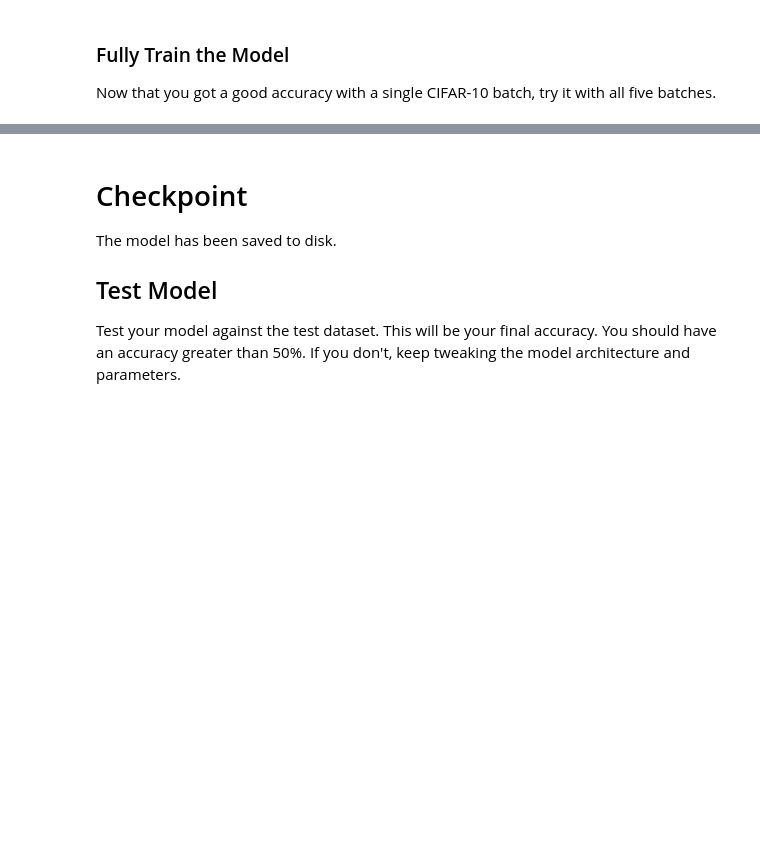
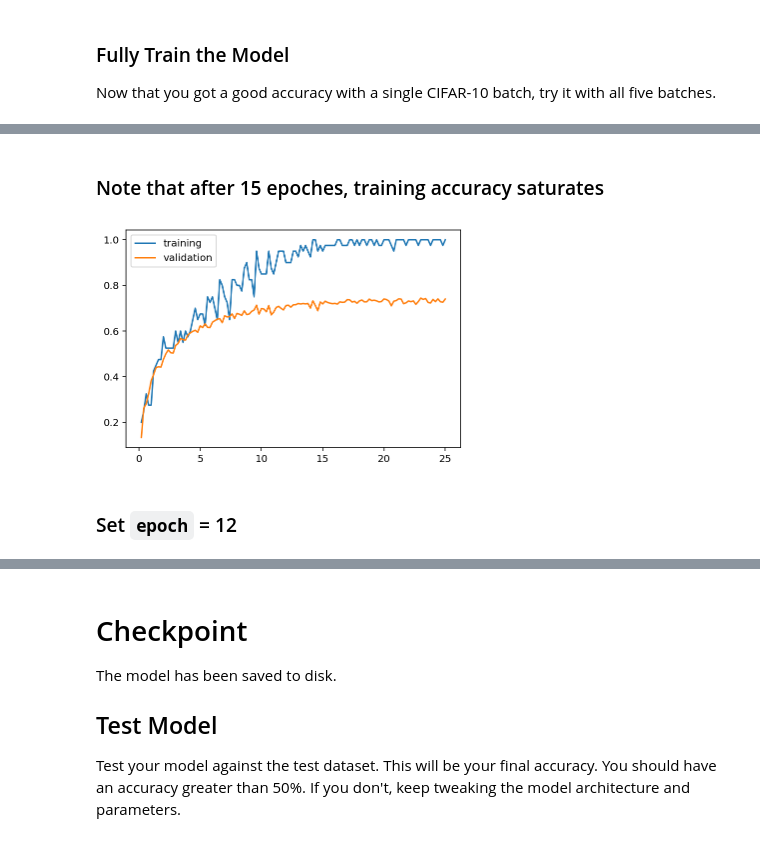
Before and after one commit to dxl0632/deeplearning_nd_udacity, a Jupyter notebook: image-classification/dlnd_image_classification.ipynb, the cells around one changed output, grey strips where cells are left out. Drawn from its saved outputs; the diff is of its cells as text; code cells hidden in the pictures; blank space fills up the shorter version.

```diff
--- a/image-classification/dlnd_image_classification.ipynb
+++ b/image-classification/dlnd_image_classification.ipynb
@@ -584,7 +624,7 @@ Now that you got a good accuracy with a single CIFAR-10 batch, try it with all f
 DON'T MODIFY ANYTHING IN THIS CELL
 """
 save_model_path = './image_classification'
-
+stats = []
 print('Training...')
 with tf.Session() as sess:
     # Initializing the variables
@@ -598,8 +638,8 @@ with tf.Session() as sess:
             for batch_features, batch_labels in helper.load_preprocess_training_batch(batch_i, batch_size):
                 train_neural_network(sess, optimizer, keep_probability, batch_features, batch_labels)
             print('Epoch {:>2}, CIFAR-10 Batch {}:  '.format(epoch + 1, batch_i), end='')
-            print_stats(sess, batch_features, batch_labels, cost, accuracy)
-
+            stat = print_stats(sess, batch_features, batch_labels, cost, accuracy)
+            stats.append(stat)
     # Save Model
     saver = tf.train.Saver()
     save_path = saver.save(sess, save_model_path)
@@ -623,0 +664,16 @@ Epoch 25, CIFAR-10 Batch 5:  Loss:     0.8055 Validation Accuracy: 0.727600
+# %% [markdown]
+### Note that after 15 epoches, training accuracy saturates
+# %%
+train_accs = [stat[1] for stat in stats]
+val_accs = [stat[2] for stat in stats]
+x = range(1, len(train_accs) + 1)
+x = [i/5 for i in x]
+
+plt.plot(x, train_accs, label='training')
+plt.plot(x, val_accs, label='validation')
+plt.legend(loc='best')
+plt.show()
+# %% [output]
+[figure, added]
+# %% [markdown]
+### Set `epoch` = 12
```
Also changed, not shown: parts of 16 cells of this notebook, 1 other file.
